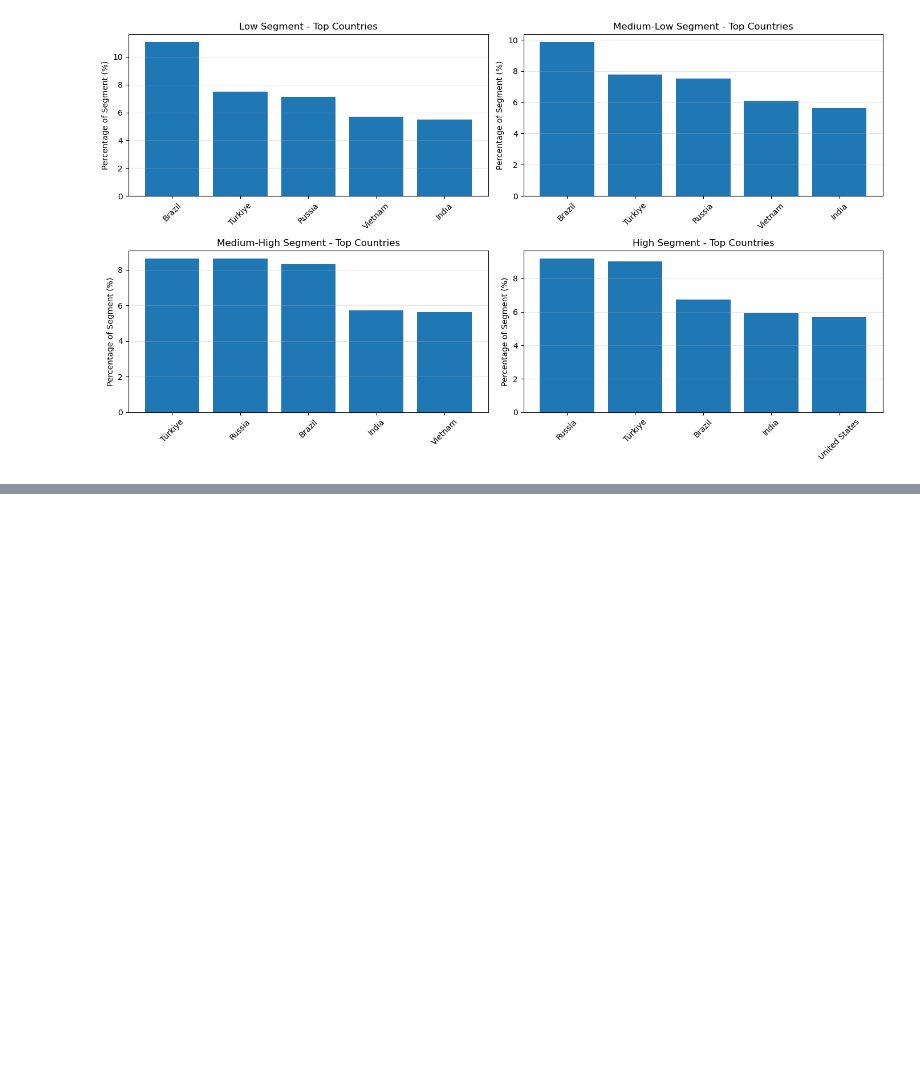
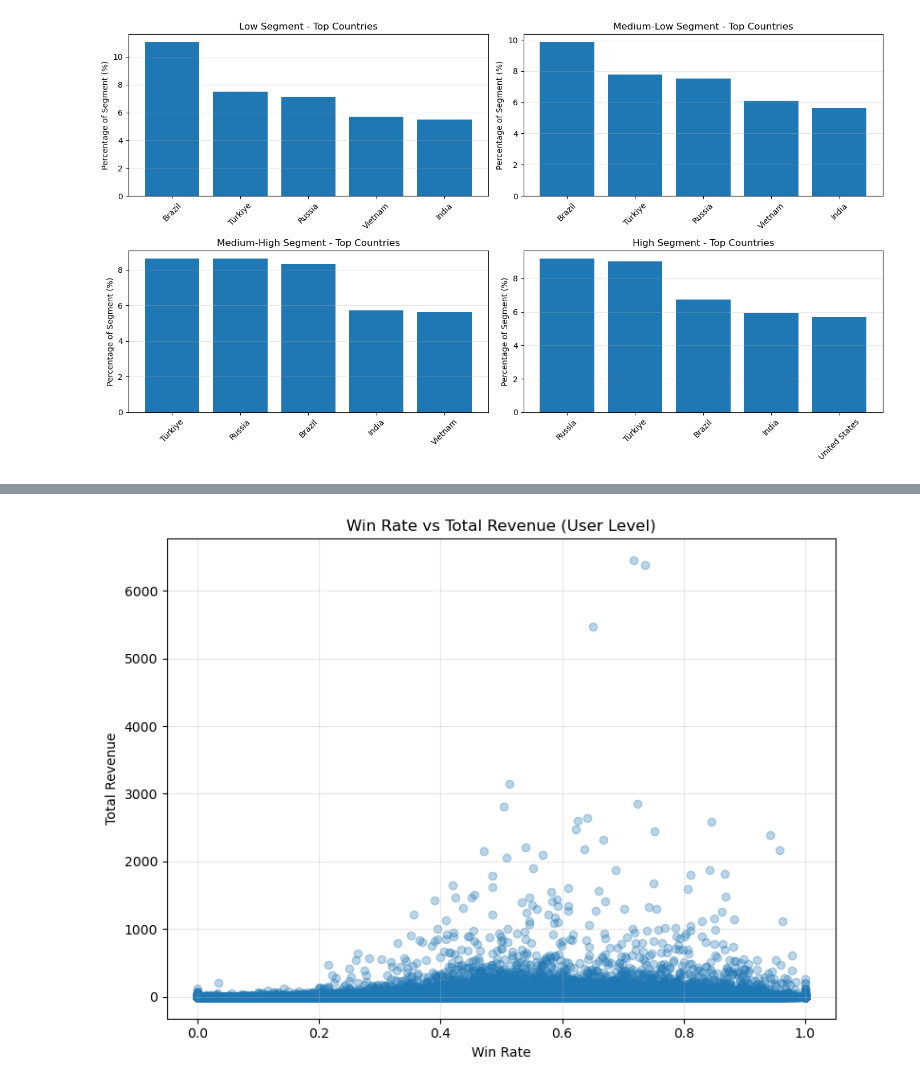
Before and after one commit to utkuayten/vertigo, a Jupyter notebook: notebooks/02_task2_user_engagement.ipynb, the cells around one changed output, grey strips where cells are left out. Drawn from its saved outputs; the diff is of its cells as text; code cells hidden in the pictures; blank space fills up the shorter version.

```diff
--- a/notebooks/02_task2_engagement.ipynb
+++ b/notebooks/02_task2_user_engagement.ipynb
@@ -449,0 +494,43 @@ plt.show()
+# %%
+# Aggregate per user
+user_win_rev = (
+    df.groupby("user_id")
+    .agg(
+        total_matches=("match_start_count", "sum"),
+        wins=("victory_count", "sum"),
+        total_revenue=("iap_revenue", "sum")
+    )
+    .reset_index()
+)
+
+# Keep users with at least 1 match
+user_win_rev = user_win_rev[user_win_rev["total_matches"] > 0]
+
+# Compute win rate
+user_win_rev["win_rate"] = (
+        user_win_rev["wins"] / user_win_rev["total_matches"]
+)
+
+# Remove unrealistic win rates (safety)
+user_win_rev = user_win_rev[
+    (user_win_rev["win_rate"] >= 0) &
+    (user_win_rev["win_rate"] <= 1)
+    ]
+# %%
+plt.figure(figsize=(8,6))
+
+plt.scatter(
+    user_win_rev["win_rate"],
+    user_win_rev["total_revenue"],
+    alpha=0.3
+)
+
+plt.xlabel("Win Rate")
+plt.ylabel("Total Revenue")
+plt.title("Win Rate vs Total Revenue (User Level)")
+
+plt.grid(alpha=0.3)
+plt.tight_layout()
+plt.show()
+# %% [output]
+[figure, added]
```
Also changed, not shown: parts of 8 cells of this notebook, 2 other files.
